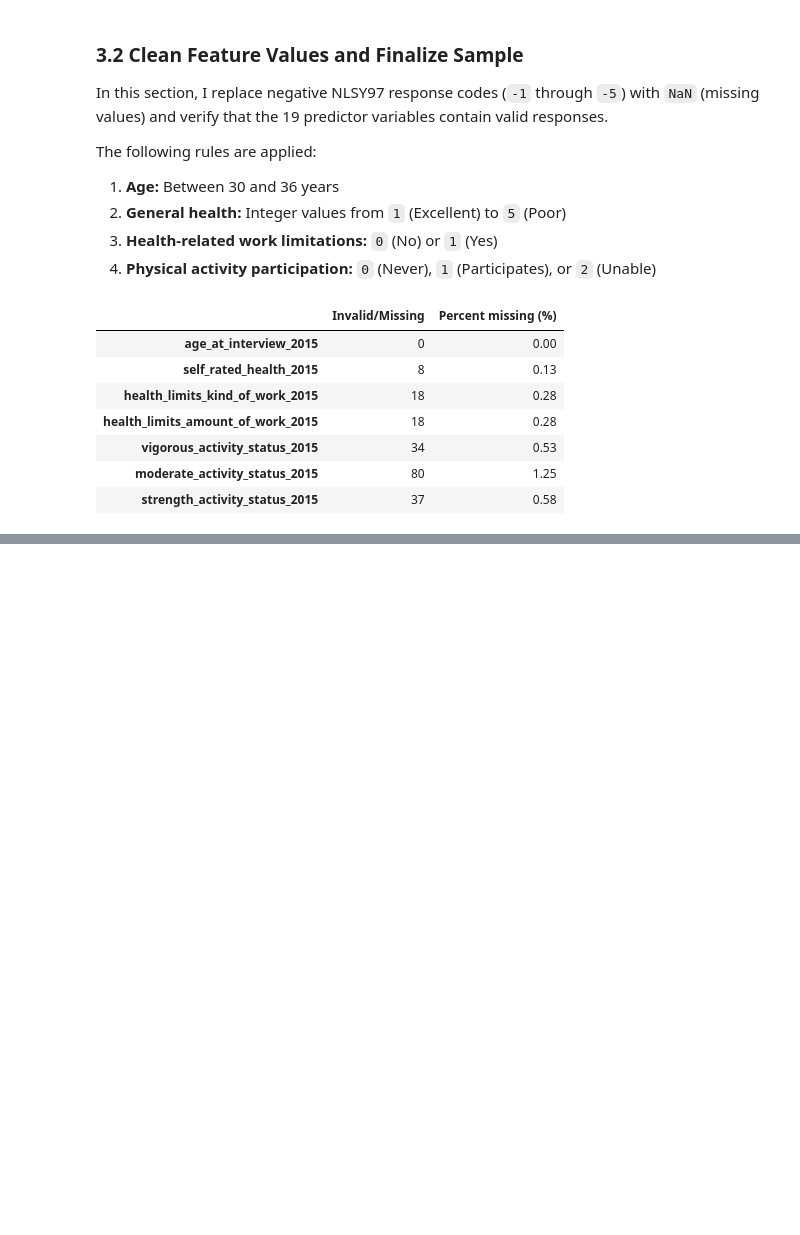
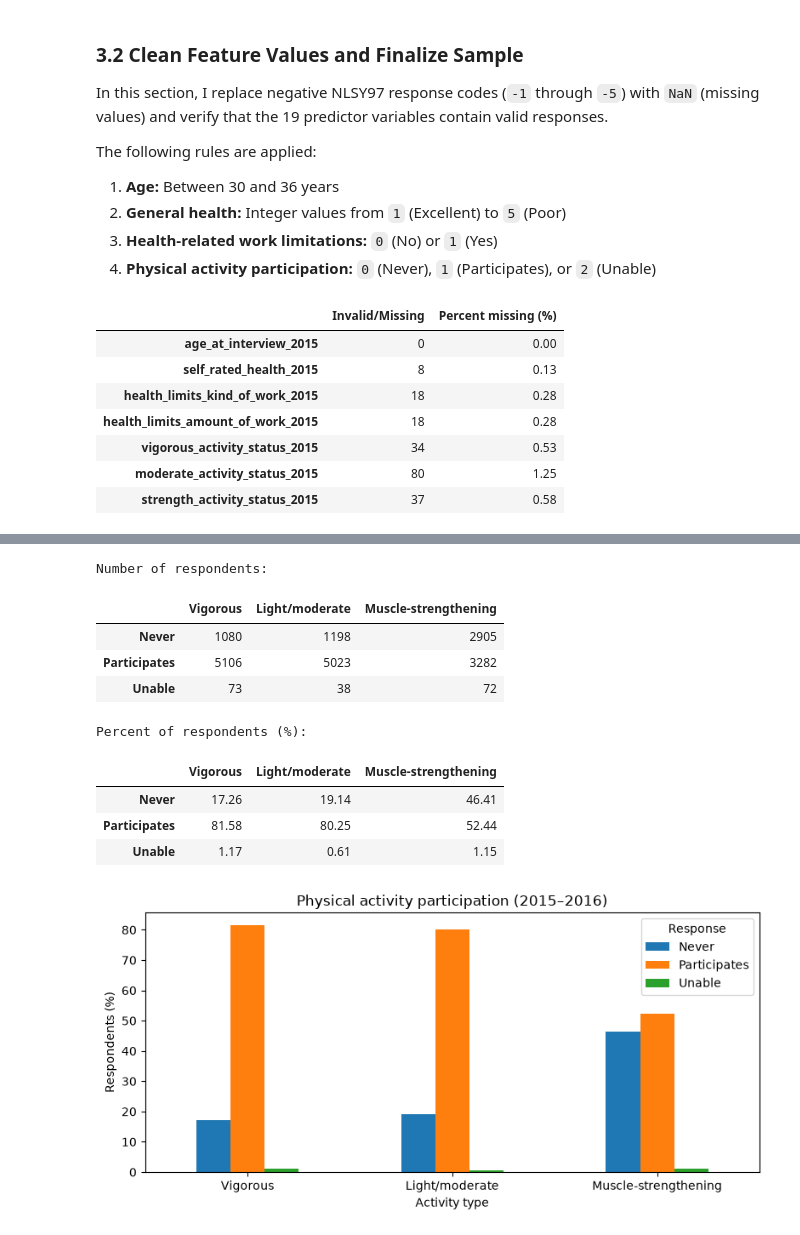
Before and after one commit to katherine-xie/NLSY97-Pain-Prediction-Project, a Jupyter notebook: notebooks/01-physical-activity-chronic-pain-logistic-regression.ipynb, the cells around one changed output, grey strips where cells are left out. Drawn from its saved outputs; the diff is of its cells as text; code cells hidden in the pictures; blank space fills up the shorter version.

```diff
--- a/notebooks/01-physical-activity-chronic-pain-logistic-regression.ipynb
+++ b/notebooks/01-physical-activity-chronic-pain-logistic-regression.ipynb
@@ -339,0 +399,44 @@ display(missing_summary)
+# %%
+# Names to use in the table and chart
+activity_labels = {
+    "vigorous_activity_status_2015": "Vigorous",
+    "moderate_activity_status_2015": "Light/moderate",
+    "strength_activity_status_2015": "Muscle-strengthening",
+}
+
+# Count each response (0 = Never, 1 = Participates, 2 = Unable)
+activity_counts = pd.DataFrame(index=["Never", "Participates", "Unable"])
+activity_percent = pd.DataFrame(index=["Never", "Participates", "Unable"])
+
+for column, label in activity_labels.items():
+    counts = eligible_dataset[column].value_counts().reindex([0, 1, 2], fill_value=0)
+    activity_counts[label] = counts.to_numpy()
+    activity_percent[label] = (counts / len(eligible_dataset) * 100).round(2).to_numpy()
+
+print("Number of respondents:")
+display(activity_counts)
+
+print("Percent of respondents (%):")
+display(activity_percent)
+
+# Compare participation categories across the three activities
+ax = activity_percent.T.plot(kind="bar", figsize=(8, 4))
+ax.set_title("Physical activity participation (2015–2016)")
+ax.set_xlabel("Activity type")
+ax.set_ylabel("Respondents (%)")
+ax.legend(title="Response")
+plt.xticks(rotation=0)
+plt.tight_layout()
+plt.show()
+# %% [output]
+Number of respondents:
+|  | Vigorous | Light/moderate | Muscle-strengthening |
+| Never | 1080 | 1198 | 2905 |
+| Participates | 5106 | 5023 | 3282 |
+| Unable | 73 | 38 | 72 |
+Percent of respondents (%):
+|  | Vigorous | Light/moderate | Muscle-strengthening |
+| Never | 17.26 | 19.14 | 46.41 |
+| Participates | 81.58 | 80.25 | 52.44 |
+| Unable | 1.17 | 0.61 | 1.15 |
+[figure, added]
```
Also changed, not shown: parts of 17 cells of this notebook.
